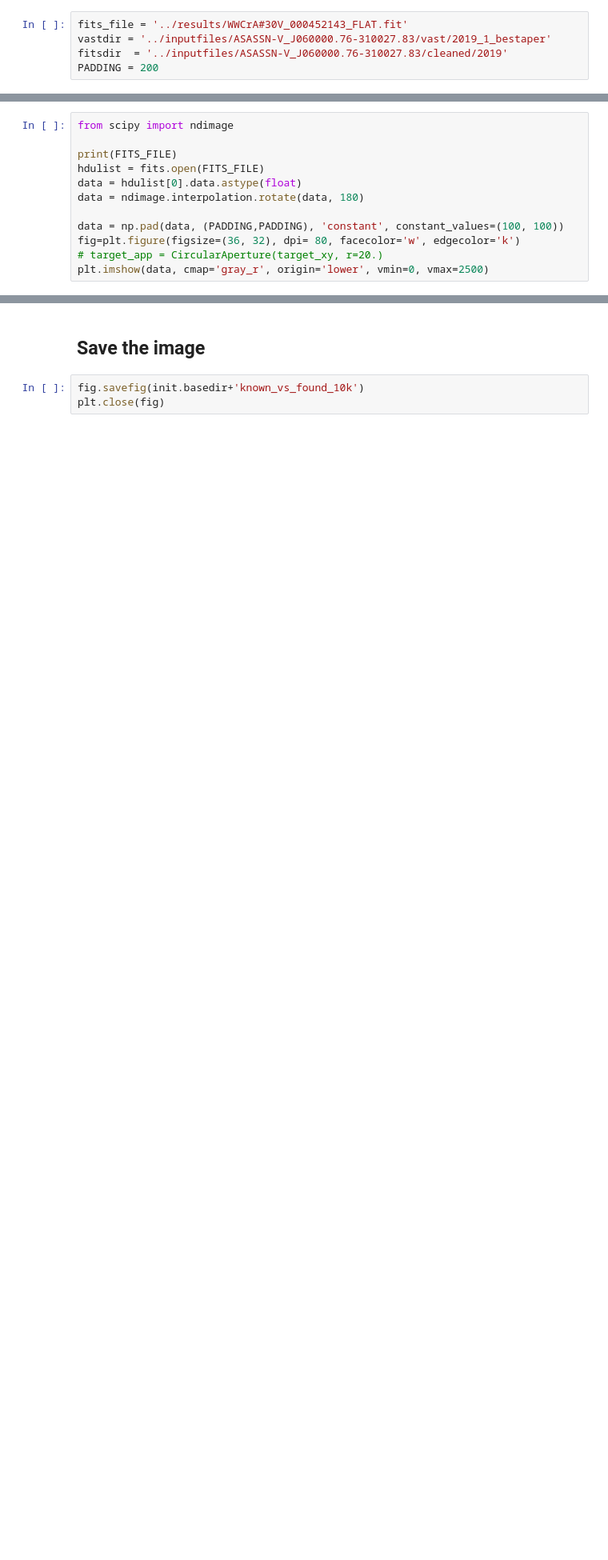
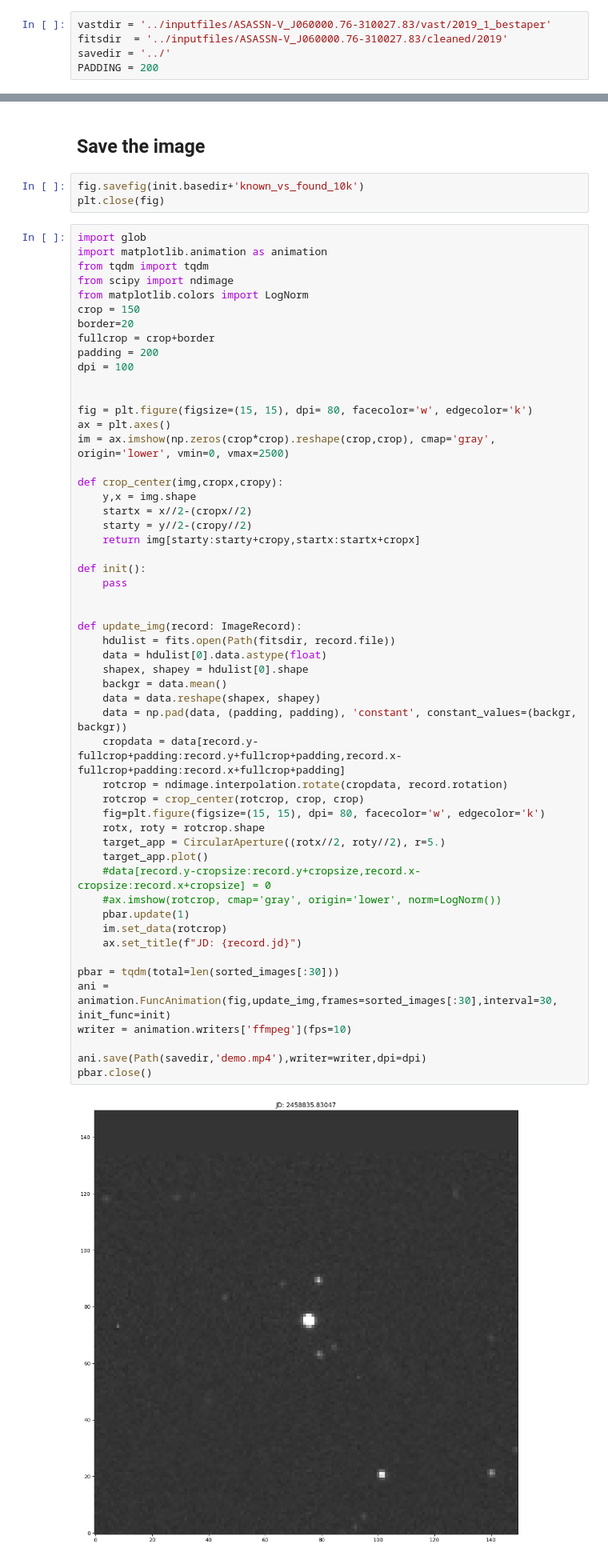
Before and after one commit to mrosseel/vast-automation, a Jupyter notebook: notebooks/fits_rotate-animate.ipynb, the cells around one changed output, grey strips where cells are left out. Shown: that part at 80% size. Saved outputs shown, nothing was run; the diff lists cells and outputs as text; blank space fills up the shorter version.

```diff
--- a/notebooks/fits_rotate-animate.ipynb
+++ b/notebooks/fits_rotate-animate.ipynb
@@ -27,8 +23,8 @@ The autoreload extension is already loaded. To reload it, use:
 # %% [markdown]
 ## Set reference frame, global vars
 # %%
-fits_file = '../results/WWCrA#30V_000452143_FLAT.fit'
 vastdir = '../inputfiles/ASASSN-V_J060000.76-310027.83/vast/2019_1_bestaper'
 fitsdir  = '../inputfiles/ASASSN-V_J060000.76-310027.83/cleaned/2019'
+savedir = '../'
 PADDING = 200
 # %%
@@ -106,12 +87,0 @@ data shape (1365, 1365)
-# %%
-from scipy import ndimage
-
-print(FITS_FILE)
-hdulist = fits.open(FITS_FILE)
-data = hdulist[0].data.astype(float)
-data = ndimage.interpolation.rotate(data, 180)
-
-data = np.pad(data, (PADDING,PADDING), 'constant', constant_values=(100, 100))
-fig=plt.figure(figsize=(36, 32), dpi= 80, facecolor='w', edgecolor='k')
-# target_app = CircularAperture(target_xy, r=20.)
-plt.imshow(data, cmap='gray_r', origin='lower', vmin=0, vmax=2500)
@@ -124,3 +168,58 @@ plt.imshow(data, cmap='gray_r', origin='lower', vmin=0, vmax=2500)
 # %%
 fig.savefig(init.basedir+'known_vs_found_10k')
 plt.close(fig)
+# %%
+import glob
+import matplotlib.animation as animation
+from tqdm import tqdm
+from scipy import ndimage
+from matplotlib.colors import LogNorm
+crop = 150
+border=20
+fullcrop = crop+border
+padding = 200
+dpi = 100
+
+
+fig = plt.figure(figsize=(15, 15), dpi= 80, facecolor='w', edgecolor='k')
+ax = plt.axes()
+im = ax.imshow(np.zeros(crop*crop).reshape(crop,crop), cmap='gray', origin='lower', vmin=0, vmax=2500)
+
+def crop_center(img,cropx,cropy):
+    y,x = img.shape
+    startx = x//2-(cropx//2)
+    starty = y//2-(cropy//2)
+    return img[starty:starty+cropy,startx:startx+cropx]
+
+def init():
+    pass
+
+
+def update_img(record: ImageRecord):
+    hdulist = fits.open(Path(fitsdir, record.file))
+    data = hdulist[0].data.astype(float)
+    shapex, shapey = hdulist[0].shape
+    backgr = data.mean()
+    data = data.reshape(shapex, shapey)
+    data = np.pad(data, (padding, padding), 'constant', constant_values=(backgr, backgr))
+    cropdata = data[record.y-fullcrop+padding:record.y+fullcrop+padding,record.x-fullcrop+padding:record.x+fullcrop+padding]
+    rotcrop = ndimage.interpolation.rotate(cropdata, record.rotation)
+    rotcrop = crop_center(rotcrop, crop, crop)
+    fig=plt.figure(figsize=(15, 15), dpi= 80, facecolor='w', edgecolor='k')
+    rotx, roty = rotcrop.shape
+    target_app = CircularAperture((rotx//2, roty//2), r=5.)
+    target_app.plot()
+    #data[record.y-cropsize:record.y+cropsize,record.x-cropsize:record.x+cropsize] = 0
+    #ax.imshow(rotcrop, cmap='gray', origin='lower', norm=LogNorm())
+    pbar.update(1)
+    im.set_data(rotcrop)
+    ax.set_title(f"JD: {record.jd}")
+
+pbar = tqdm(total=len(sorted_images[:30]))
+ani = animation.FuncAnimation(fig,update_img,frames=sorted_images[:30],interval=30, init_func=init)
+writer = animation.writers['ffmpeg'](fps=10)
+
+ani.save(Path(savedir,'demo.mp4'),writer=writer,dpi=dpi)
+pbar.close()
+# %% [output]
+[figure, added]
```
Also changed, not shown: parts of 11 cells of this notebook, 4 other files.
